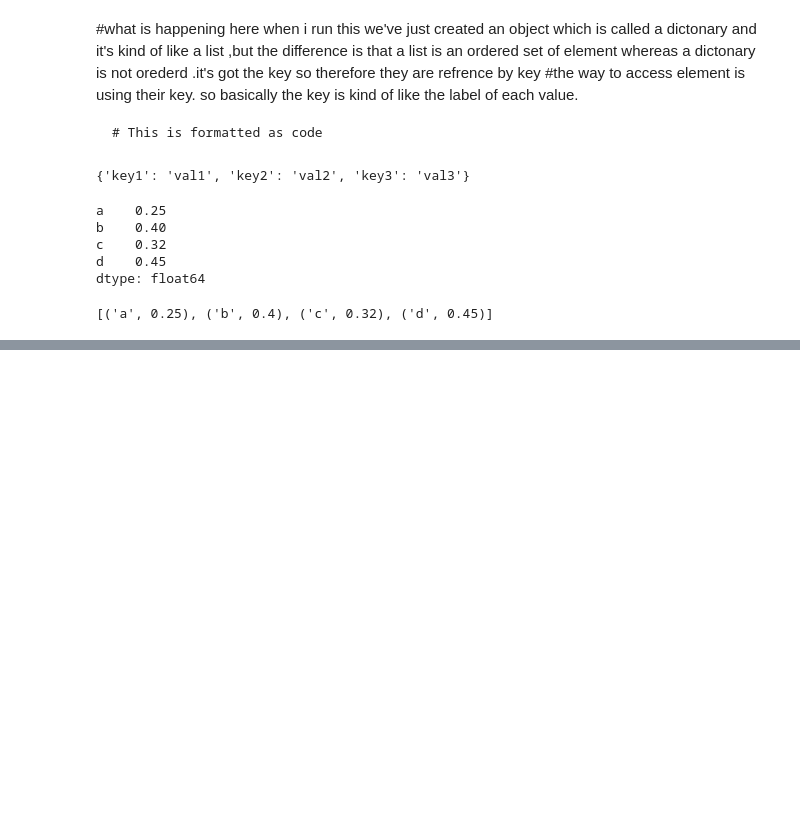
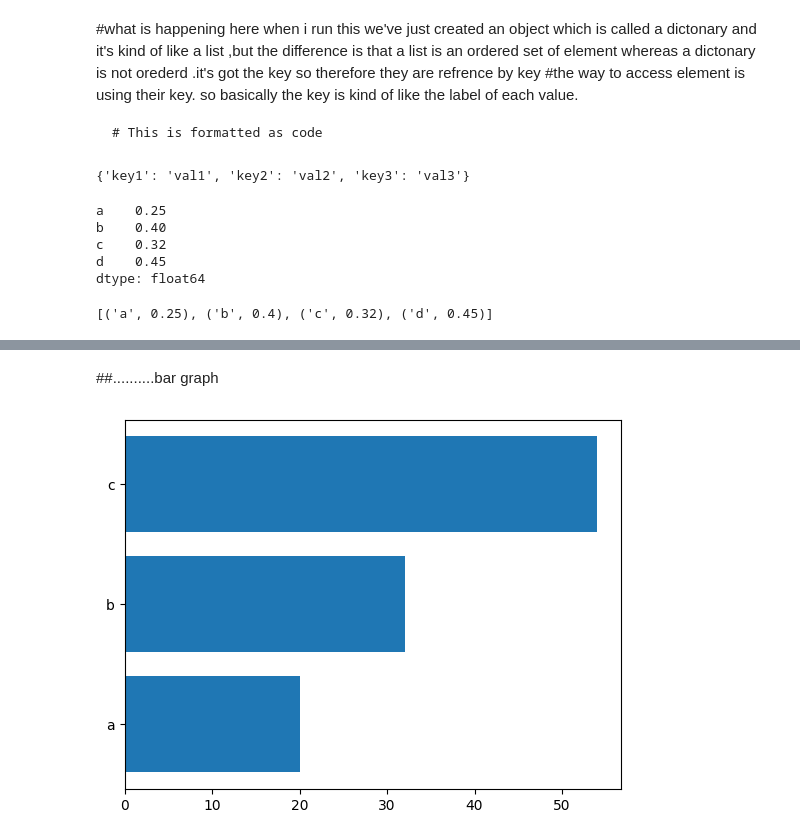
Before and after one commit to kanan110205/iti-tiwari, a Jupyter notebook: sunstone.ipynb, the cells around one changed output, grey strips where cells are left out. Saved outputs shown, nothing was run; the diff lists cells and outputs as text; code cells hidden in the pictures; blank space fills up the shorter version.

```diff
--- a/sunstone.ipynb
+++ b/sunstone.ipynb
@@ -470,0 +533,10 @@ list(data.items())
+# %% [markdown]
+##..........bar graph
+# %%
+A=['a','b','c']
+B=[20,32,54]
+#plt.bar(A,B)
+plt.barh(A,B)
+plt.show()
+# %% [output]
+[figure, added]
```
Also changed, not shown: parts of 11 cells of this notebook.
